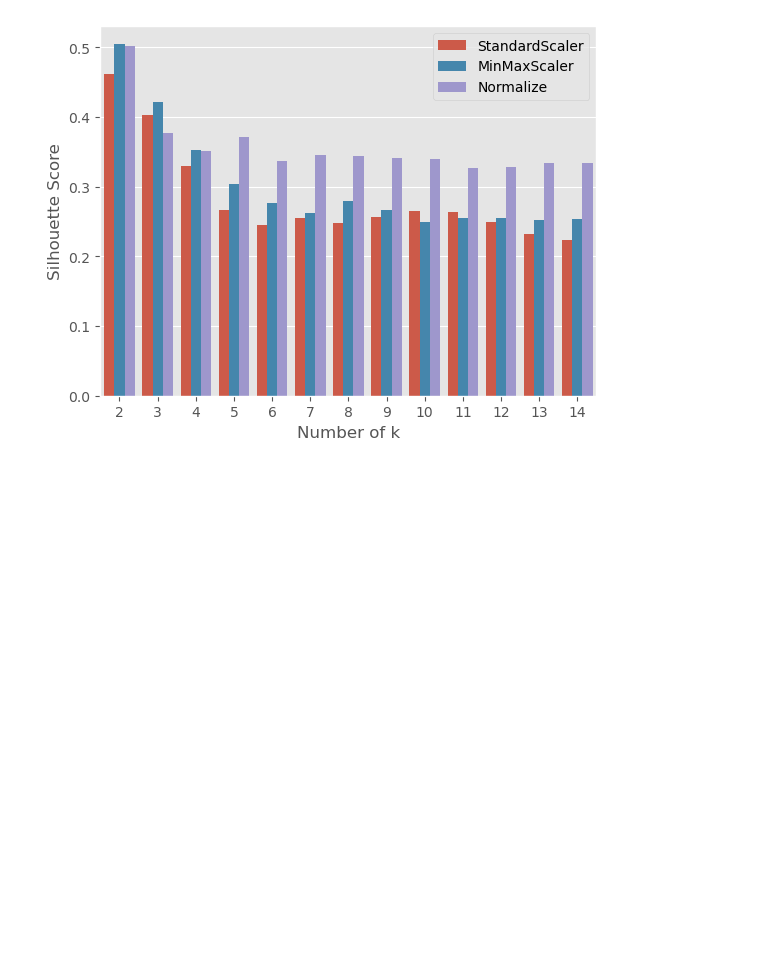
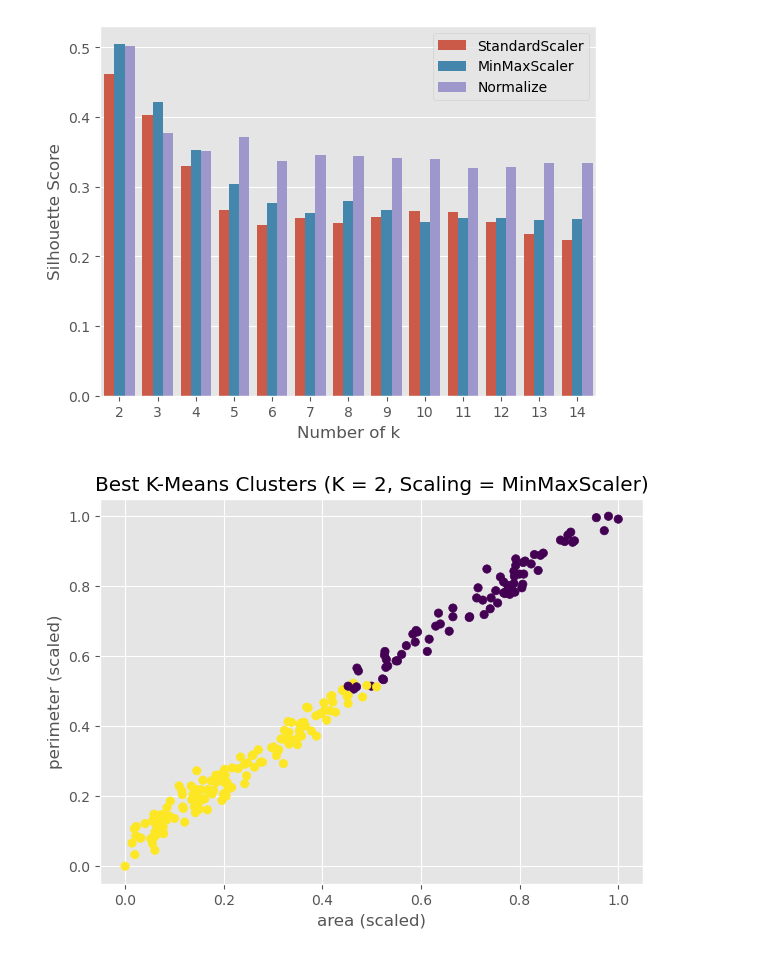
Before and after one commit to xnuv1/GA-KMEANS-LAB, a Jupyter notebook: kmeans_clustering-lab.ipynb, the cells around one changed output. Cells and saved outputs as stored; diff of their text form; code cells hidden in the pictures; blank space fills up the shorter version.

```diff
--- a/kmeans_clustering-lab.ipynb
+++ b/kmeans_clustering-lab.ipynb
@@ -246,3 +246,18 @@ plt.legend()
 plt.show()
 # %% [output]
 [figure]
+# %%
+mm = MinMaxScaler()
+X_minmmax = mm.fit_transform(X)
+km = KMeans(n_clusters=2, random_state=42)
+km.fit(X_minmmax)
+labels = km.labels_
+
+plt.figure(figsize=(7,5))
+plt.scatter(X_minmmax[:, 0], X_minmmax[:, 1], c=labels, cmap="viridis")
+plt.xlabel(X.columns[0] + " (scaled)")
+plt.ylabel(X.columns[1] + " (scaled)")
+plt.title("Best K-Means Clusters (K = 2, Scaling = MinMaxScaler)")
+plt.show()
+# %% [output]
+[figure, added]
```
